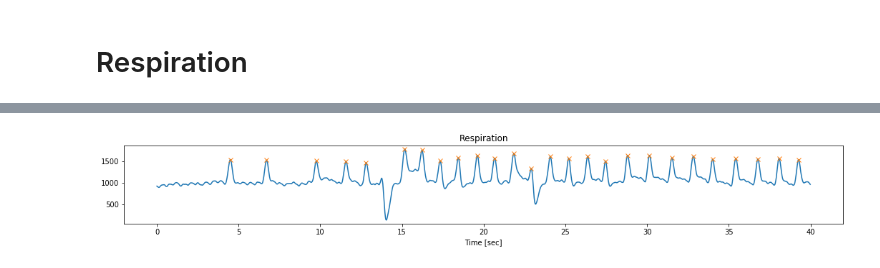
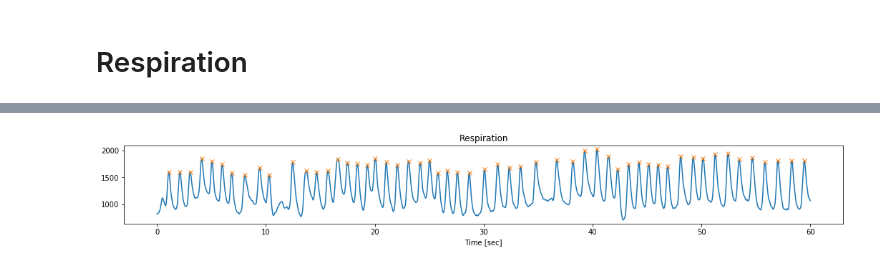
Before and after one commit to aliabufoul/SLDS, a Jupyter notebook: respiration.ipynb, the cells around one changed output, grey strips where cells are left out. Cells and saved outputs as stored; diff of their text form; code cells hidden in the pictures.

```diff
--- a/respiration.ipynb
+++ b/respiration.ipynb
@@ -13,59 +3,51 @@ from scipy.interpolate import interp1d
 # %%
-START_POINT=0
-END_POINT=40 # must be even number
-t = np.arange(START_POINT, END_POINT, 0.016)
-F = 1000
+def rr(start, end, print1, print3):
+    %run configuration.ipynb
+    resp = []
+    for filename in os.listdir('samples'):
+        if "MDC_RESP-62.5" in filename:
+            if print1 or print3:
+                print(filename+':')
+            with open('samples/'+filename, 'r') as f:
+                reader = csv.reader(f)
+                for row in reader:
+                    resp.append(float(row[1]))
 
-resp = []
-rr_list = []
-for filename in os.listdir('samples'):
-    if "MDC_RESP-62.5" in filename:
-        print(filename+':')
-        with open('samples/'+filename, 'r') as f:
-            reader = csv.reader(f)
-            for row in reader:
-                resp.append(float(row[1]))
+                resp_small = np.array(resp[(int)(start*62.5):(int)(end*62.5)])
+                peaks,_=find_peaks(resp_small, distance=31, height=1150, width=12, prominence=1)
+                peaks_sec = (peaks + start*62.5) * 0.016
+                time = np.arange(start, end, 0.016)
 
-            resp_small = np.array(resp[(int)(START_POINT*62.5):(int)(END_POINT*62.5)])
-            peaks,_=find_peaks(resp_small, distance=30, height=1200)
-            peaks_sec = (peaks + START_POINT*62.5) * 0.016
+                if print1:
+                    plt.figure(figsize=(FIG_WIDTH, FIG_HEIGHT))
+                    plt.plot(time,resp_small)
+                    plt.plot(peaks_sec, resp_small[peaks], "x")
+                    plt.title('Respiration')
+                    plt.xlabel('Time [sec]')
+                    plt.show()
 
-            plt.figure(figsize=(18, 2))
-            plt.plot(t,resp_small)
-            plt.plot(peaks_sec, resp_small[peaks], "x")
-            plt.title('Respiration')
-            plt.xlabel('Time [sec]')
-            plt.show()
+                diffs = np.diff(peaks_sec)
+                peaks_sec = peaks_sec[:len(diffs)]+diffs/2
+                rr = 60/diffs
 
-            diffs = np.diff(peaks_sec)
-            peaks_sec = peaks_sec[:len(diffs)]+diffs/2
-            rr = 60/diffs
+                resp = []
 
-            plt.figure(figsize=(18, 2))
-            plt.plot(peaks_sec,rr)
-            plt.title('Respiration Rate')
-            plt.xlabel('Time [sec]')
-            plt.ylabel('[Hz]')
-            plt.show()
+                rr_interp_func = interp1d(peaks_sec, rr)
+                time = np.linspace(start + MARGIN, end - MARGIN, F * (end - start - 2*MARGIN))
 
-            sampled_resp = signal.resample(rr, F*(END_POINT-START_POINT))
-            sampled_t = np.arange(START_POINT, END_POINT, 1/F)
+                if print3:
+                    plt.figure(figsize=(FIG_WIDTH, FIG_HEIGHT))
+                    plt.plot(peaks_sec,rr)
+                    plt.plot(time,rr_interp_func(time))
+                    plt.title('Respiration Rate')
+                    plt.xlabel('Time [sec]')
+                    plt.ylabel('[Hz]')
+                    plt.legend(['data', 'resampled'], loc='best')
+                    plt.show()
 
-            plt.figure(figsize=(18, 2))
-            plt.plot(sampled_t,sampled_resp)
-            plt.title('Sampled Respiration')
-            plt.xlabel('Time [sec]')
-            plt.show()
-
-            rr_list.append(sampled_resp)
-            resp = []
-
-            rr_interp_func = interp1d(peaks_sec, rr)
-            time = np.linspace(6, 35, num=100000)
-
-            plt.figure(figsize=(18, 2))
-            plt.plot(time,rr_interp_func(time))
-            plt.title('Linear Interpolated Respiration Rate')
-            plt.xlabel('Time [sec]')
-            plt.show()
+                return time, rr_interp_func(time)
+'''
+for i in range(7):
+    rr(i*60, (1+i)*60, 1, 1)
+'''
 # %% [output]
@@ -73 +55 @@ for filename in os.listdir('samples'):
-[figure, old version]
+[figure, new version]
```
Also changed, not shown: parts of 2 cells of this notebook, 4 other files.
